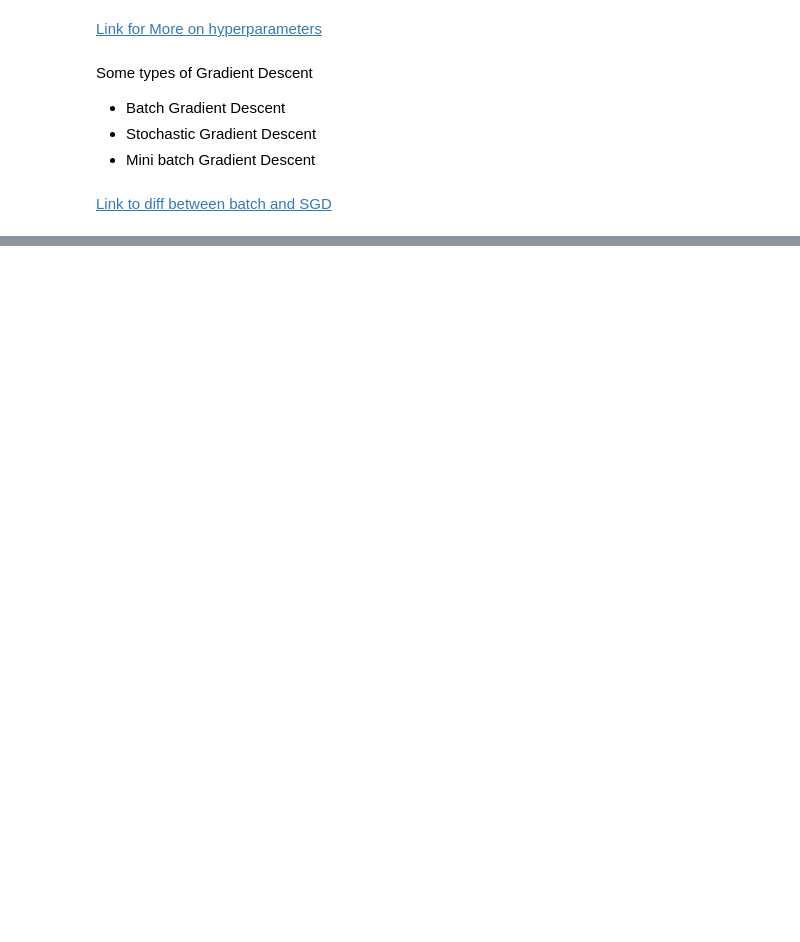
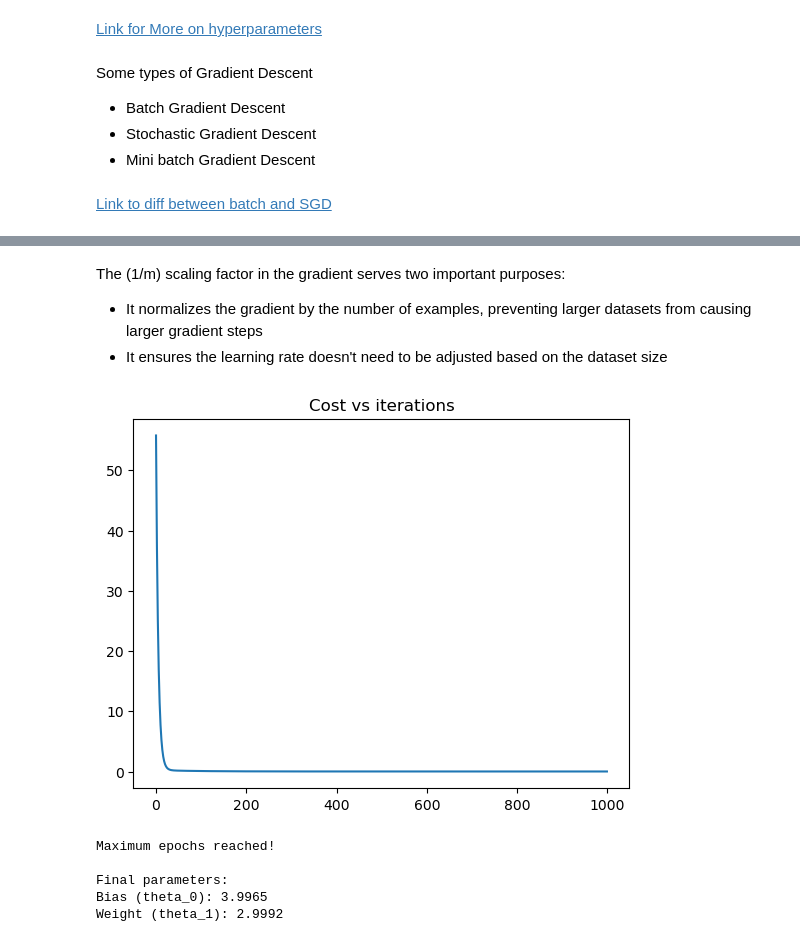
Before and after one commit to sameerkataria/50DaysOfQuant, a Jupyter notebook: Concepts.ipynb, the cells around one changed output, grey strips where cells are left out. Cells and saved outputs as stored; diff of their text form; code cells hidden in the pictures; blank space fills up the shorter version.

Commit message:
Code for batch, stochastic and mini batch GD

```diff
--- a/Concepts.ipynb
+++ b/Concepts.ipynb
@@ -34,0 +115,10 @@ Some types of Gradient Descent
+# %% [markdown]
+The (1/m) scaling factor in the gradient serves two important purposes:
+- It normalizes the gradient by the number of examples, preventing larger datasets from causing larger gradient steps
+- It ensures the learning rate doesn't need to be adjusted based on the dataset size
+# %%
+plt.plot(cost_history)
+plt.title("Cost vs iterations")
+plt.show()
+# %% [output]
+[figure, added]
@@ -34,0 +179,16 @@ Some types of Gradient Descent
+# %%
+X, y = generate_sample_data()
+
+# Train the model
+theta, cost_history = stochastic_gradient_descent(X, y, 0.02)
+
+# Print results
+print("\nFinal parameters:")
+print(f"Bias (theta_0): {theta[0]:.4f}")
+print(f"Weight (theta_1): {theta[1]:.4f}")
+# %% [output]
+Maximum epochs reached!
+
+Final parameters:
+Bias (theta_0): 3.9965
+Weight (theta_1): 2.9992
```
Also changed, not shown: parts of 10 cells of this notebook.
